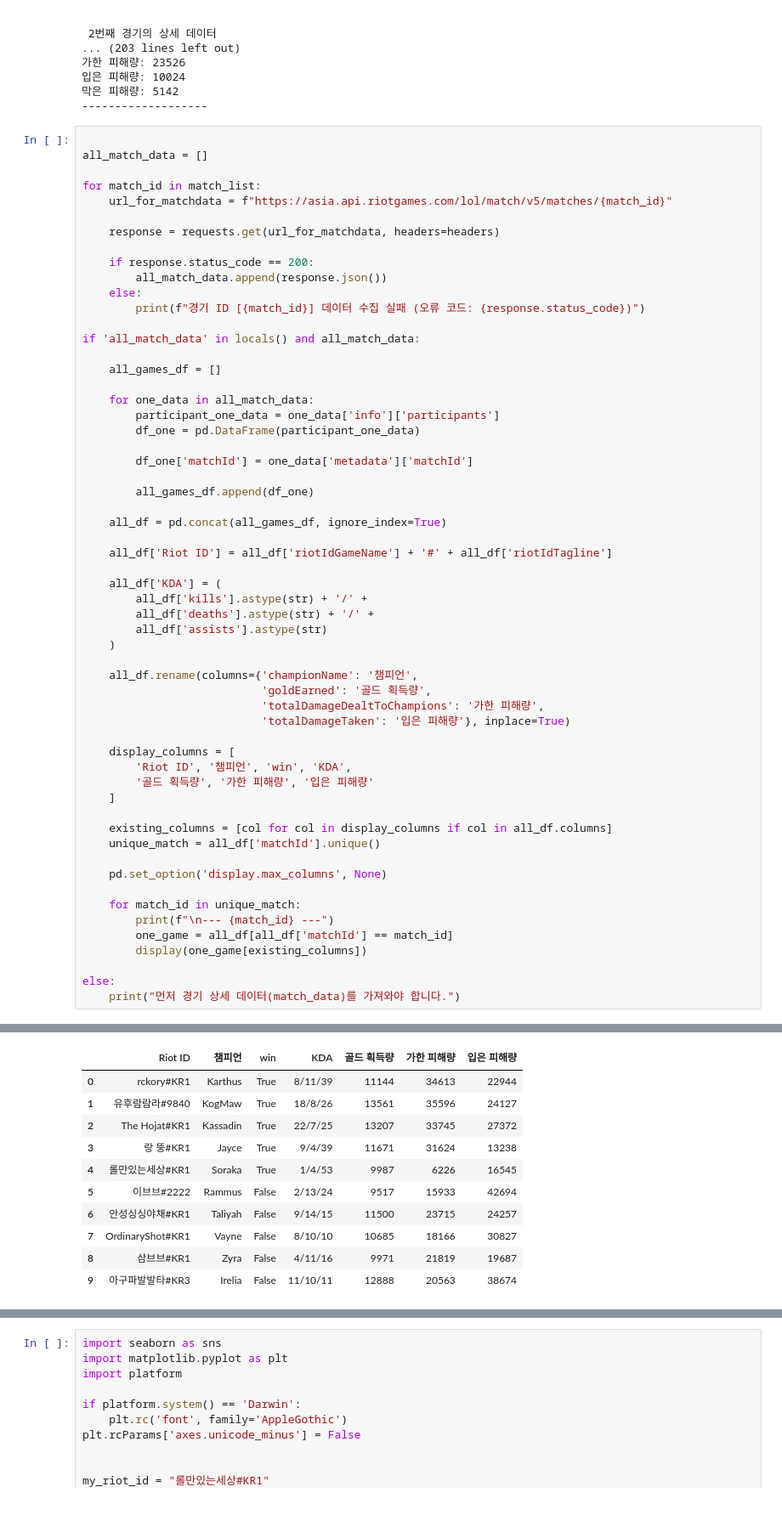
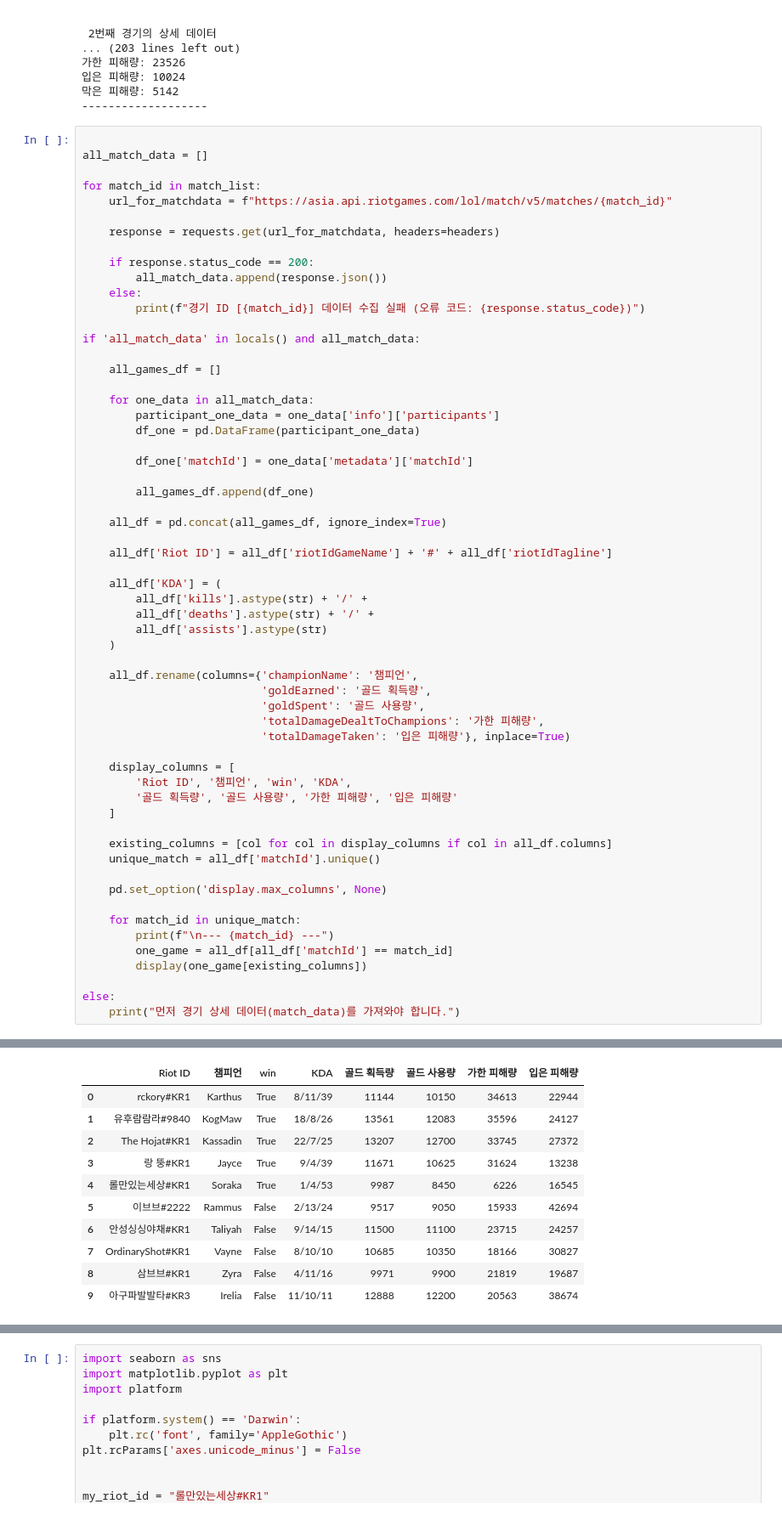
Before and after one commit to dyang-Y/Game_Project, a Jupyter notebook: lol_project/lol_api.ipynb, the cells around one changed output, grey strips where cells are left out. Shown at 85% size. Cells and saved outputs as stored; diff of their text form.

```diff
--- a/lol_project/lol_api.ipynb
+++ b/lol_project/lol_api.ipynb
@@ -338,43 +338,44 @@ if 'all_match_data' in locals() and all_match_data:
 
     all_df['KDA'] = (
         all_df['kills'].astype(str) + '/' +
         all_df['deaths'].astype(str) + '/' +
         all_df['assists'].astype(str)
     )
 
     all_df.rename(columns={'championName': '챔피언',
                            'goldEarned': '골드 획득량',
+                           'goldSpent': '골드 사용량',
                            'totalDamageDealtToChampions': '가한 피해량',
                            'totalDamageTaken': '입은 피해량'}, inplace=True)
 
     display_columns = [
         'Riot ID', '챔피언', 'win', 'KDA',
-        '골드 획득량', '가한 피해량', '입은 피해량'
+        '골드 획득량', '골드 사용량', '가한 피해량', '입은 피해량'
     ]
 
     existing_columns = [col for col in display_columns if col in all_df.columns]
     unique_match = all_df['matchId'].unique()
 
     pd.set_option('display.max_columns', None)
 
     for match_id in unique_match:
         print(f"\n--- {match_id} ---")
         one_game = all_df[all_df['matchId'] == match_id]
         display(one_game[existing_columns])
 
 else:
     print("먼저 경기 상세 데이터(match_data)를 가져와야 합니다.")
 # %% [output]
 --- KR_7835795875 ---
-|  | Riot ID | 챔피언 | win | KDA | 골드 획득량 | 가한 피해량 | 입은 피해량 |
-| 0 | rckory#KR1 | Karthus | True | 8/11/39 | 11144 | 34613 | 22944 |
-| 1 | 유후람람라#9840 | KogMaw | True | 18/8/26 | 13561 | 35596 | 24127 |
-| 2 | The Hojat#KR1 | Kassadin | True | 22/7/25 | 13207 | 33745 | 27372 |
-| 3 | 랑 뚱#KR1 | Jayce | True | 9/4/39 | 11671 | 31624 | 13238 |
-| 4 | 롤만있는세상#KR1 | Soraka | True | 1/4/53 | 9987 | 6226 | 16545 |
-| 5 | 이브브#2222 | Rammus | False | 2/13/24 | 9517 | 15933 | 42694 |
-| 6 | 안성싱싱야채#KR1 | Taliyah | False | 9/14/15 | 11500 | 23715 | 24257 |
-| 7 | OrdinaryShot#KR1 | Vayne | False | 8/10/10 | 10685 | 18166 | 30827 |
-| 8 | 삼브브#KR1 | Zyra | False | 4/11/16 | 9971 | 21819 | 19687 |
-| 9 | 아구파발발타#KR3 | Irelia | False | 11/10/11 | 12888 | 20563 | 38674 |
+|  | Riot ID | 챔피언 | win | KDA | 골드 획득량 | 골드 사용량 | 가한 피해량 | 입은 피해량 |
+| 0 | rckory#KR1 | Karthus | True | 8/11/39 | 11144 | 10150 | 34613 | 22944 |
+| 1 | 유후람람라#9840 | KogMaw | True | 18/8/26 | 13561 | 12083 | 35596 | 24127 |
+| 2 | The Hojat#KR1 | Kassadin | True | 22/7/25 | 13207 | 12700 | 33745 | 27372 |
+| 3 | 랑 뚱#KR1 | Jayce | True | 9/4/39 | 11671 | 10625 | 31624 | 13238 |
+| 4 | 롤만있는세상#KR1 | Soraka | True | 1/4/53 | 9987 | 8450 | 6226 | 16545 |
+| 5 | 이브브#2222 | Rammus | False | 2/13/24 | 9517 | 9050 | 15933 | 42694 |
+| 6 | 안성싱싱야채#KR1 | Taliyah | False | 9/14/15 | 11500 | 11100 | 23715 | 24257 |
+| 7 | OrdinaryShot#KR1 | Vayne | False | 8/10/10 | 10685 | 10350 | 18166 | 30827 |
+| 8 | 삼브브#KR1 | Zyra | False | 4/11/16 | 9971 | 9900 | 21819 | 19687 |
+| 9 | 아구파발발타#KR3 | Irelia | False | 11/10/11 | 12888 | 12200 | 20563 | 38674 |
 --- KR_7835720654 ---
```
Also changed, not shown: parts of 5 cells of this notebook, 4 other files.
